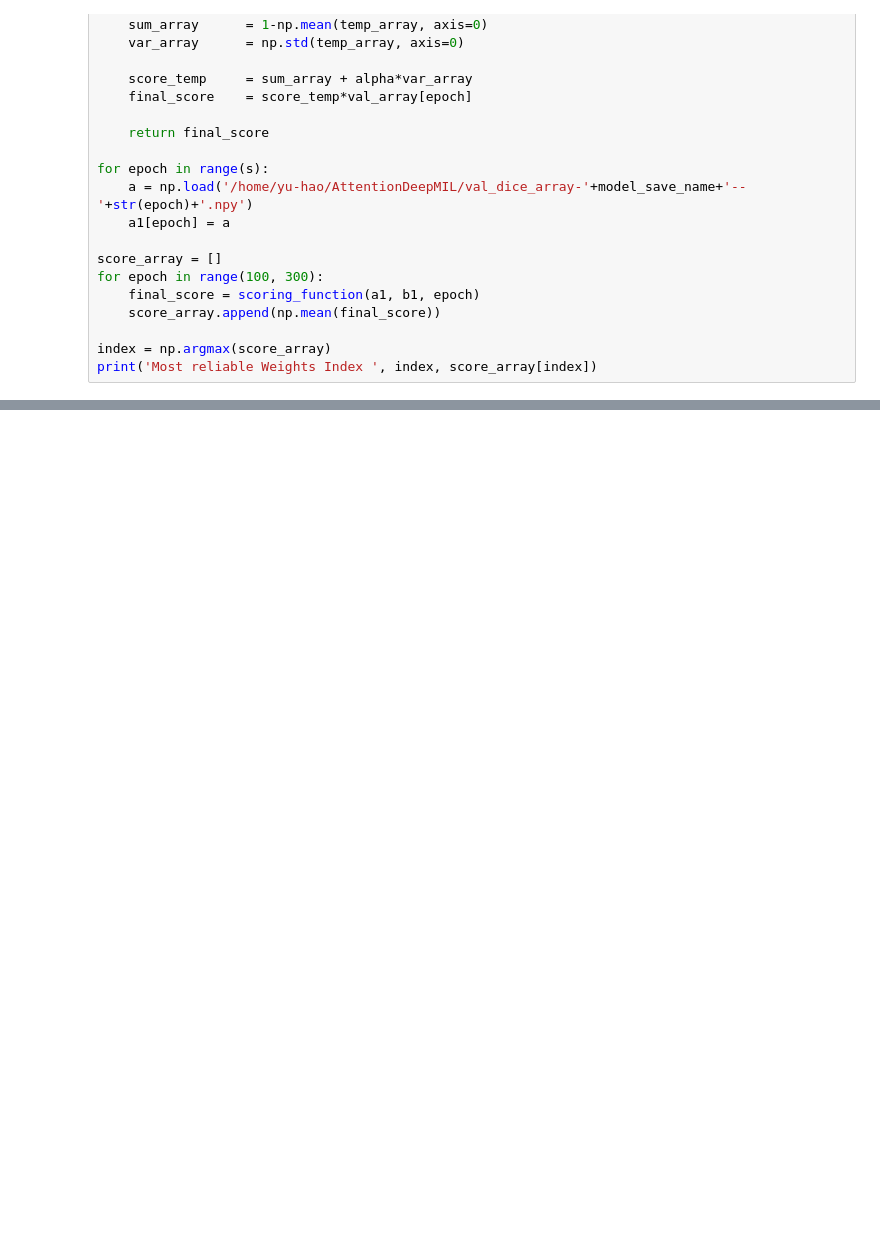
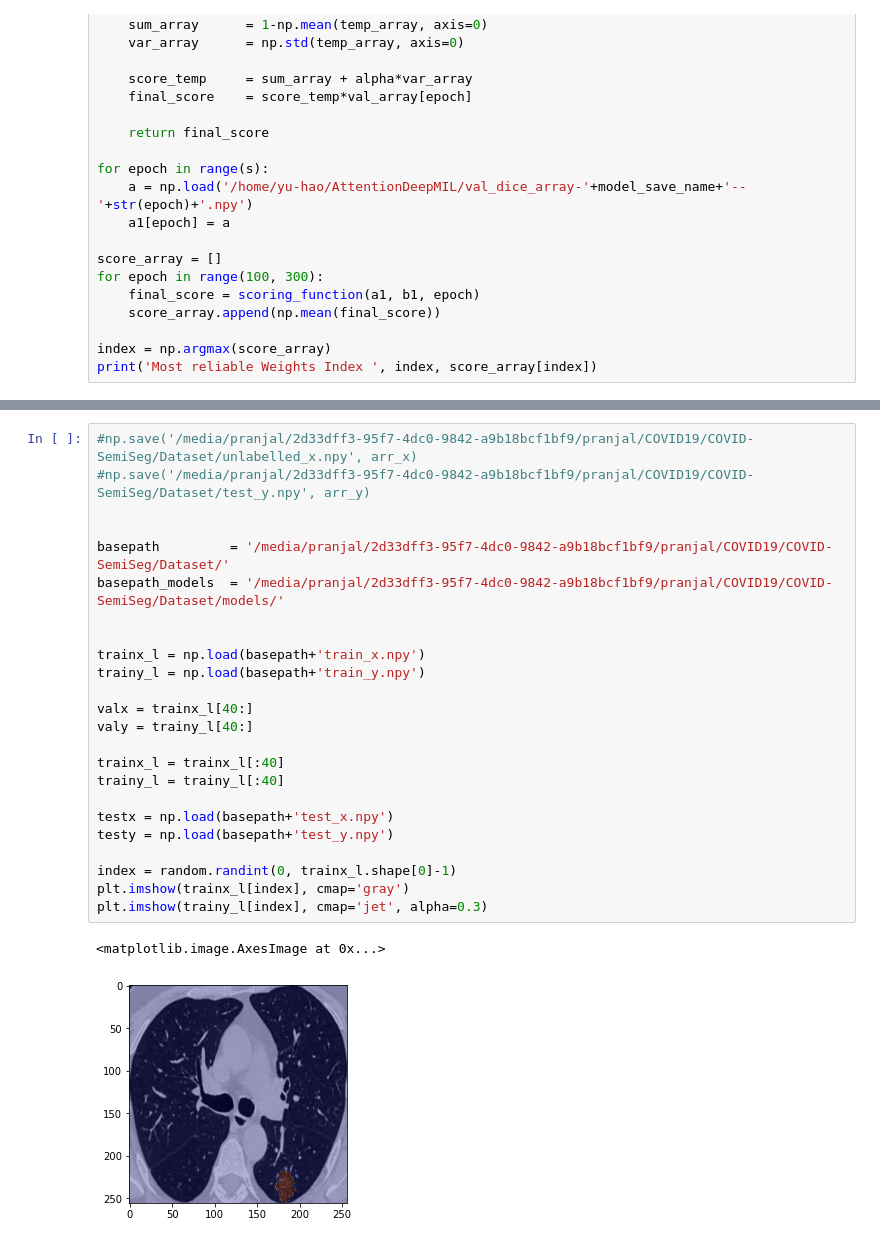
Before and after one commit to PranjalSahu/SEMISUNET, a Jupyter notebook: sunet.ipynb, the cells around one changed output, grey strips where cells are left out. Saved outputs shown, nothing was run; the diff lists cells and outputs as text; blank space fills up the shorter version.

```diff
--- a/sunet.ipynb
+++ b/sunet.ipynb
@@ -1115,0 +5845,27 @@ print('Most reliable Weights Index ', index, score_array[index])
+# %%
+#np.save('/media/pranjal/2d33dff3-95f7-4dc0-9842-a9b18bcf1bf9/pranjal/COVID19/COVID-SemiSeg/Dataset/unlabelled_x.npy', arr_x)
+#np.save('/media/pranjal/2d33dff3-95f7-4dc0-9842-a9b18bcf1bf9/pranjal/COVID19/COVID-SemiSeg/Dataset/test_y.npy', arr_y)
+
+
+basepath         = '/media/pranjal/2d33dff3-95f7-4dc0-9842-a9b18bcf1bf9/pranjal/COVID19/COVID-SemiSeg/Dataset/'
+basepath_models  = '/media/pranjal/2d33dff3-95f7-4dc0-9842-a9b18bcf1bf9/pranjal/COVID19/COVID-SemiSeg/Dataset/models/'
+
+
+trainx_l = np.load(basepath+'train_x.npy')
+trainy_l = np.load(basepath+'train_y.npy')
+
+valx = trainx_l[40:]
+valy = trainy_l[40:]
+
+trainx_l = trainx_l[:40]
+trainy_l = trainy_l[:40]
+
+testx = np.load(basepath+'test_x.npy')
+testy = np.load(basepath+'test_y.npy')
+
+index = random.randint(0, trainx_l.shape[0]-1)
+plt.imshow(trainx_l[index], cmap='gray')
+plt.imshow(trainy_l[index], cmap='jet', alpha=0.3)
+# %% [output]
+<matplotlib.image.AxesImage at 0x...>
+[figure, added]
```
Also changed, not shown: parts of 20 cells of this notebook.
